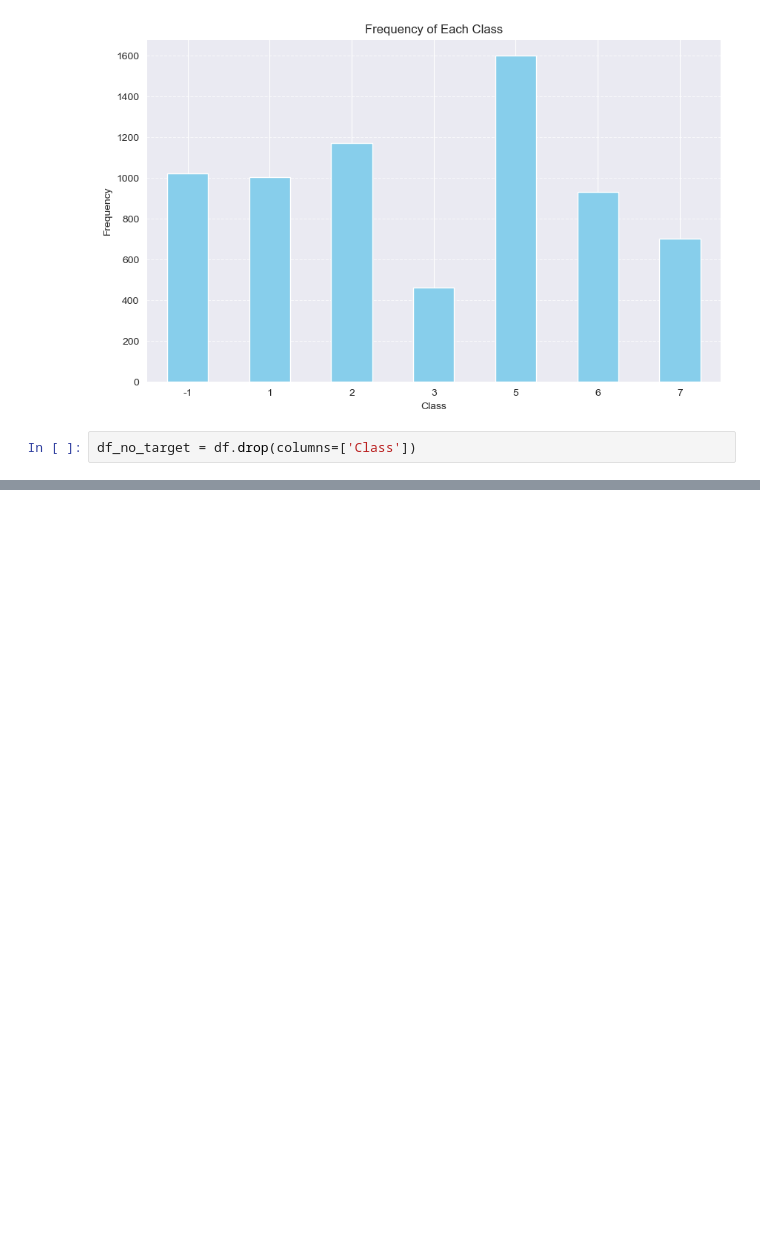
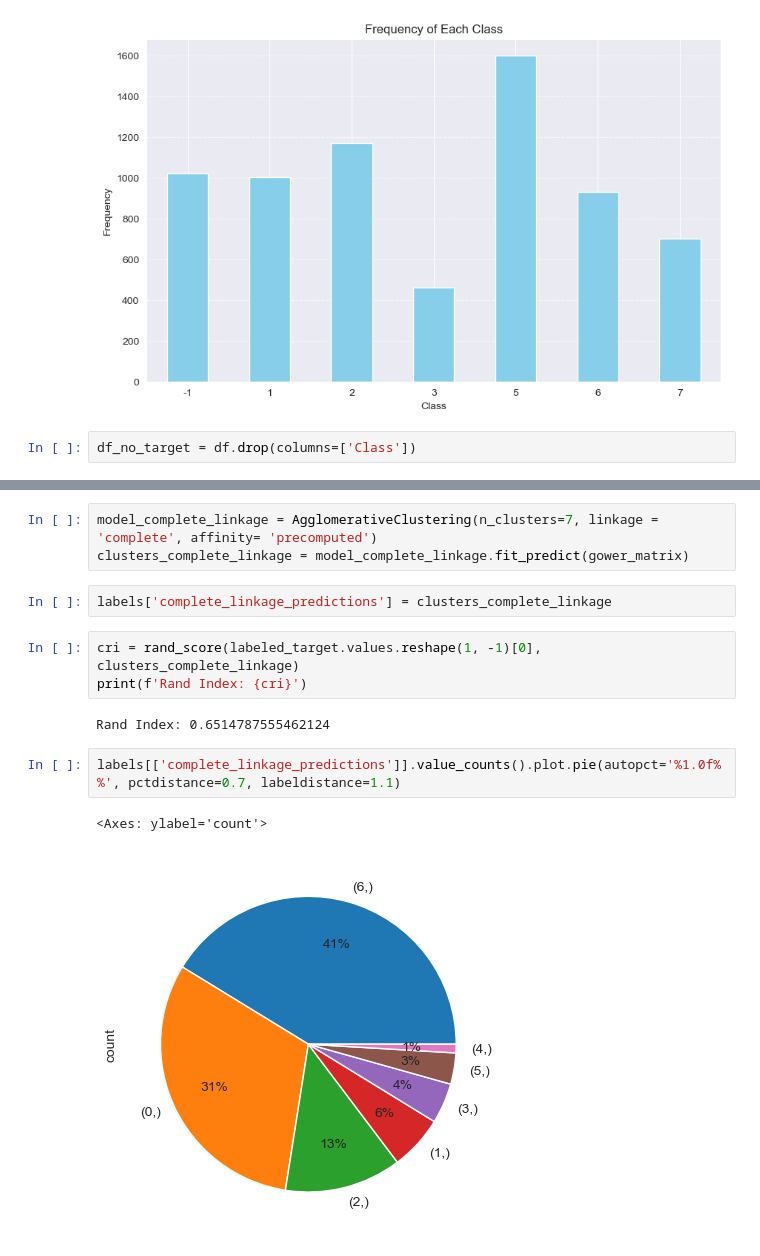
Before and after one commit to zaza-zaza/DSCC240-Final-Project, a Jupyter notebook: cluster.ipynb, the cells around one changed output, grey strips where cells are left out. Drawn from its saved outputs; the diff is of its cells as text; blank space fills up the shorter version.

```diff
--- a/cluster.ipynb
+++ b/cluster.ipynb
@@ -62,0 +139,15 @@ df_no_target = df.drop(columns=['Class'])
+# %%
+model_complete_linkage = AgglomerativeClustering(n_clusters=7, linkage = 'complete', affinity= 'precomputed')
+clusters_complete_linkage = model_complete_linkage.fit_predict(gower_matrix)
+# %%
+labels['complete_linkage_predictions'] = clusters_complete_linkage
+# %%
+cri = rand_score(labeled_target.values.reshape(1, -1)[0], clusters_complete_linkage)
+print(f'Rand Index: {cri}')
+# %% [output]
+Rand Index: 0.6514787555462124
+# %%
+labels[['complete_linkage_predictions']].value_counts().plot.pie(autopct='%1.0f%%', pctdistance=0.7, labeldistance=1.1)
+# %% [output]
+<Axes: ylabel='count'>
+[figure, added]
```
Also changed, not shown: parts of 24 cells of this notebook.
